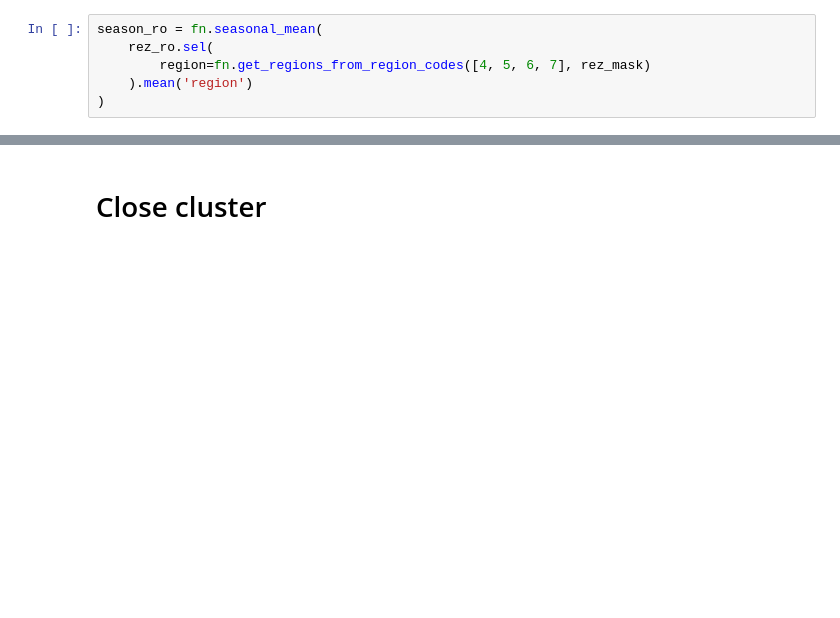
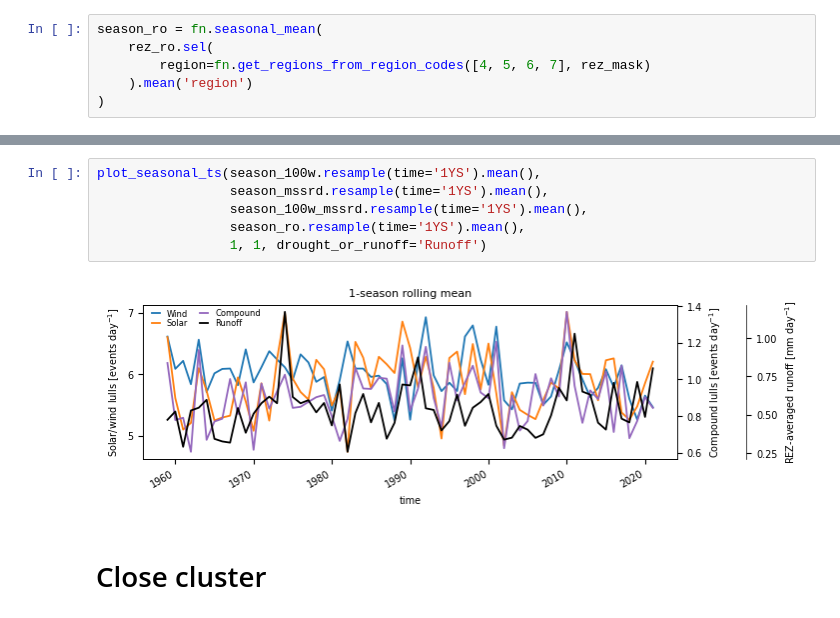
Before and after one commit to dougrichardson/Richardson_2023_energy, a Jupyter notebook: 1_energy_events.ipynb, the cells around one changed output, grey strips where cells are left out. Cells and saved outputs as stored; diff of their text form; blank space fills up the shorter version.

```diff
--- a/1_energy_events.ipynb
+++ b/1_energy_events.ipynb
@@ -888,3 +888,11 @@ plot_seasonal_ts(4, 1, drought_or_runoff='Runoff')
+# %%
+plot_seasonal_ts(season_100w.resample(time='1YS').mean(),
+                 season_mssrd.resample(time='1YS').mean(),
+                 season_100w_mssrd.resample(time='1YS').mean(),
+                 season_ro.resample(time='1YS').mean(),
+                 1, 1, drought_or_runoff='Runoff')
+# %% [output]
+[figure, added]
 # %% [markdown]
 # Close cluster
 # %%
```
Also changed, not shown: parts of 3 cells of this notebook.
